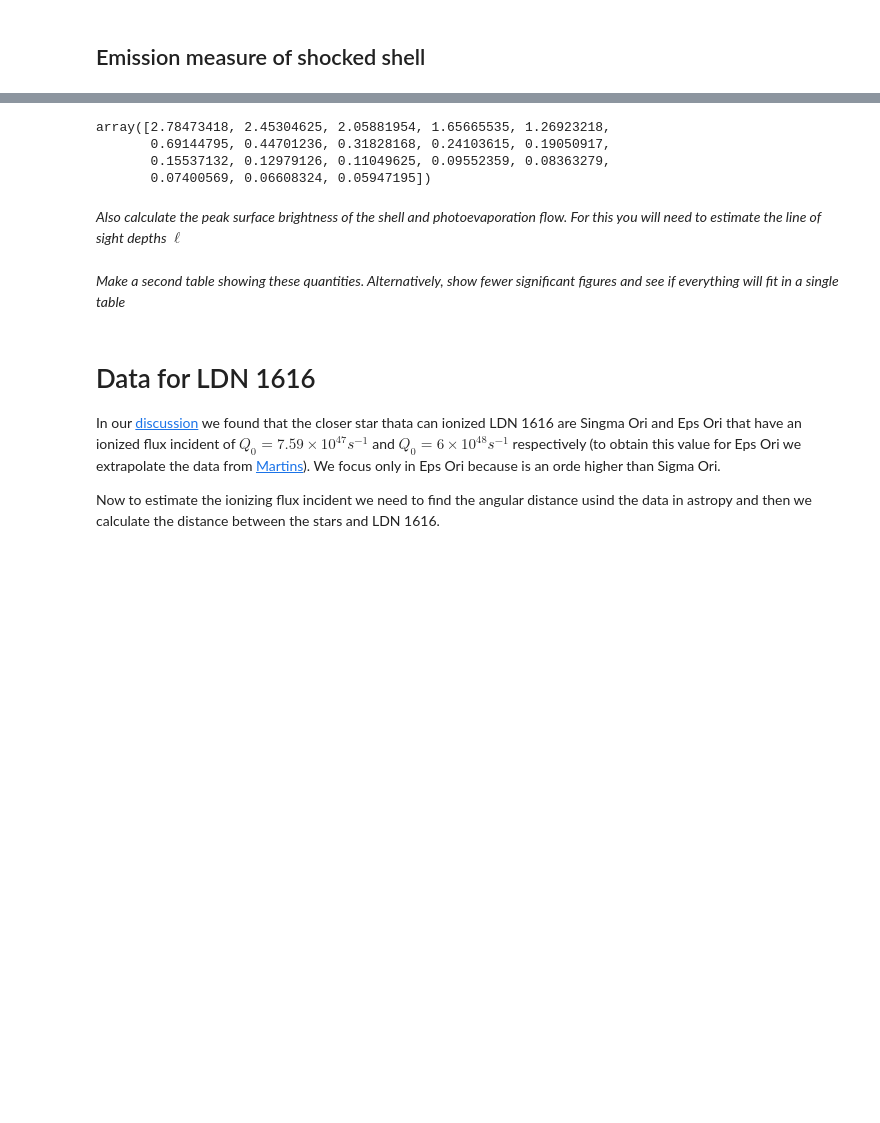
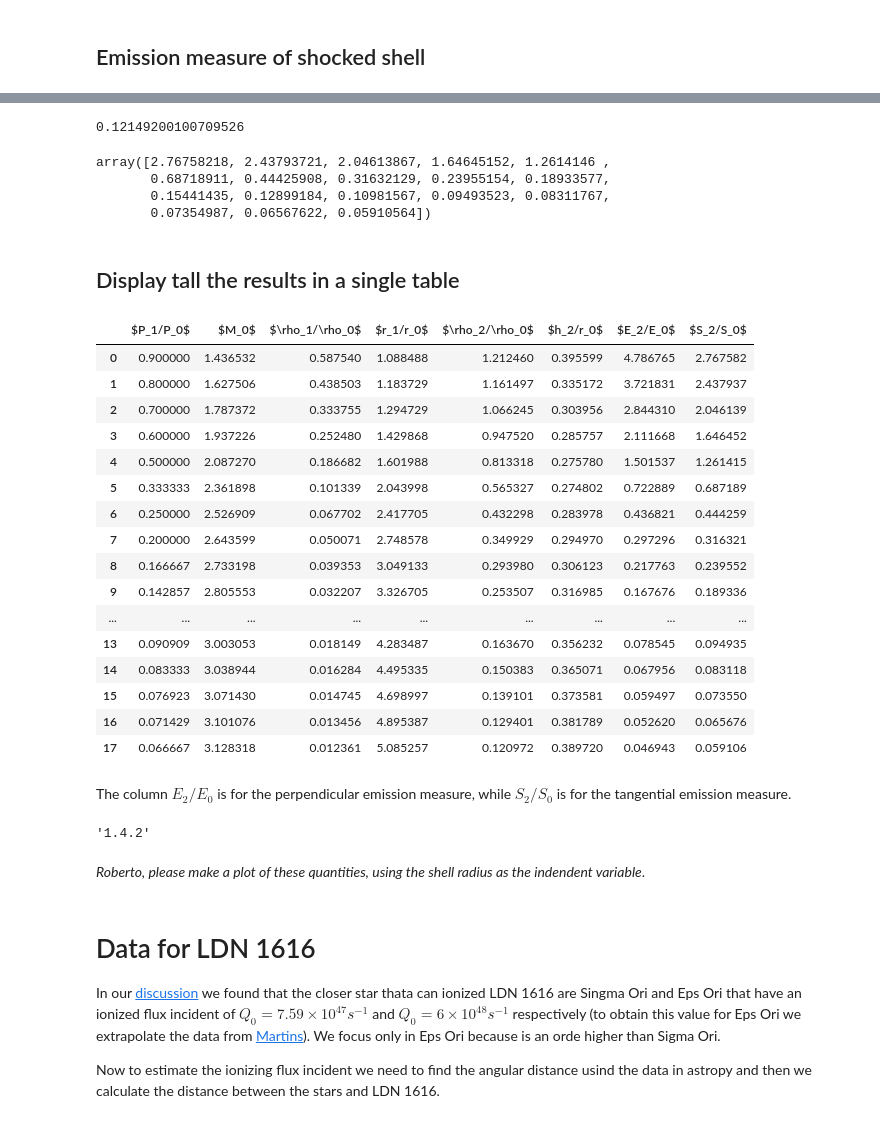
Before and after one commit to will-henney/globule-seminario, a Jupyter notebook: roberto-notebooks/calculations for h_0, recombinations and surface brightness of the shell.ipynb, the cells around one changed output, grey strips where cells are left out. Cells and saved outputs as stored; diff of their text form; code cells hidden in the pictures; blank space fills up the shorter version.

Commit message:
Corrections and additions by Will
We now have a table of all the quantities. And I have added some
further instructions for Roberto to carry out

```diff
--- a/roberto-notebooks/calculations for h_0, recombinations and surface brightness of the shell.ipynb
+++ b/roberto-notebooks/calculations for h_0, recombinations and surface brightness of the shell.ipynb
@@ -29,9 +29,9 @@ $h_0/r_0=$0.12149200100709526
 # %% [markdown]
 Now for the cylindrical case $\alpha=1$ and we have $$h_0=r_0\int_1^\infty \Big(exp(1-M^2)\big)^{1/2}\Big(1-M^{-2}\Big) dM$$
 # %%
-h_0, err = integrate.quad(alpha_values(1), 1, np.inf) #alpha=1 cylindrical case
+h_0_cyl, err = integrate.quad(alpha_values(1), 1, np.inf) #alpha=1 cylindrical case
 display(Markdown(rf'The values of $h_0/r_0$ for $\alpha=1$ is'))
-display(Markdown(rf'$h_0/r_0=$'f'{h_0}'))
+display(Markdown(rf'$h_0/r_0=$'f'{h_0_cyl}'))
 # %% [output]
 The values of $h_0/r_0$ for $\alpha=1$ is
 $h_0/r_0=$0.311359084837597
@@ -159,0 +166,3 @@ Table2
+# %%
+EM2a = (rho2)**2 * h2 / h_0
+EM2a
@@ -164,18 +178,60 @@ Table2
 The emission measure is $EM=n^2\ell$ where $\ell=2(hr)^{1/2}$
 and therefore the relative emission is $$\frac{EM_2}{EM_0}=\Big(\frac{n_2}{n_0}\Big)^2\frac{\ell_1}{\ell_2}$$
 here we use that in our data $r_1$ and $\rho_1$ are normalized by $r_0$ and $\rho_0$ but for $h_2$ is normalized by $r_0$ and not by $h_0$, but in our calculation we find that $h_0\approx 0.12r_0$  hence $\frac{h_1}{r_0}=0.12(\frac{h_2}{h_0})$ and we have
+# %%
+h_0
+# %% [output]
+0.12149200100709526
 # %%
-EM2=(rho2)**2*(r1*h2/0.12)**(1/2)
+EM2=(rho2)**2*(r1*h2/h_0)**(1/2)
 EM2
 # %% [output]
-array([2.78473418, 2.45304625, 2.05881954, 1.65665535, 1.26923218,
-       0.69144795, 0.44701236, 0.31828168, 0.24103615, 0.19050917,
-       0.15537132, 0.12979126, 0.11049625, 0.09552359, 0.08363279,
-       0.07400569, 0.06608324, 0.05947195])
+array([2.76758218, 2.43793721, 2.04613867, 1.64645152, 1.2614146 ,
+       0.68718911, 0.44425908, 0.31632129, 0.23955154, 0.18933577,
+       0.15441435, 0.12899184, 0.10981567, 0.09493523, 0.08311767,
+       0.07354987, 0.06567622, 0.05910564])
-# %% [markdown]
-*Also calculate the peak surface brightness of the shell and photoevaporation flow. For this you will need to estimate the line of sight depths $\ell$*
-# %% [markdown]
-*Make a second table showing these quantities. Alternatively, show fewer significant figures and see if everything will fit in a single table*
+# %% [markdown]
+## Display tall the results in a single table
+# %%
+df = pd.DataFrame(
+    {
+        r'$P_1/P_0$': P_P_0,
+        r'$M_0$': M0,
+        r'$\rho_1/\rho_0$': rho1,
+        r'$r_1/r_0$': r1,
+        r'$\rho_2/\rho_0$': rho2,
+        r'$h_2/r_0$': h2,
+        r'$E_2/E_0$': EM2a,
+        r'$S_2/S_0$': EM2,
+    }
+)
+df
+# %% [output]
+|  | $P_1/P_0$ | $M_0$ | $\rho_1/\rho_0$ | $r_1/r_0$ | $\rho_2/\rho_0$ | $h_2/r_0$ | $E_2/E_0$ | $S_2/S_0$ |
+| 0 | 0.900000 | 1.436532 | 0.587540 | 1.088488 | 1.212460 | 0.395599 | 4.786765 | 2.767582 |
+| 1 | 0.800000 | 1.627506 | 0.438503 | 1.183729 | 1.161497 | 0.335172 | 3.721831 | 2.437937 |
+| 2 | 0.700000 | 1.787372 | 0.333755 | 1.294729 | 1.066245 | 0.303956 | 2.844310 | 2.046139 |
+| 3 | 0.600000 | 1.937226 | 0.252480 | 1.429868 | 0.947520 | 0.285757 | 2.111668 | 1.646452 |
+| 4 | 0.500000 | 2.087270 | 0.186682 | 1.601988 | 0.813318 | 0.275780 | 1.501537 | 1.261415 |
+| 5 | 0.333333 | 2.361898 | 0.101339 | 2.043998 | 0.565327 | 0.274802 | 0.722889 | 0.687189 |
+| 6 | 0.250000 | 2.526909 | 0.067702 | 2.417705 | 0.432298 | 0.283978 | 0.436821 | 0.444259 |
+| 7 | 0.200000 | 2.643599 | 0.050071 | 2.748578 | 0.349929 | 0.294970 | 0.297296 | 0.316321 |
+| 8 | 0.166667 | 2.733198 | 0.039353 | 3.049133 | 0.293980 | 0.306123 | 0.217763 | 0.239552 |
+| 9 | 0.142857 | 2.805553 | 0.032207 | 3.326705 | 0.253507 | 0.316985 | 0.167676 | 0.189336 |
+| ... | ... | ... | ... | ... | ... | ... | ... | ... |
+| 13 | 0.090909 | 3.003053 | 0.018149 | 4.283487 | 0.163670 | 0.356232 | 0.078545 | 0.094935 |
+| 14 | 0.083333 | 3.038944 | 0.016284 | 4.495335 | 0.150383 | 0.365071 | 0.067956 | 0.083118 |
+| 15 | 0.076923 | 3.071430 | 0.014745 | 4.698997 | 0.139101 | 0.373581 | 0.059497 | 0.073550 |
+| 16 | 0.071429 | 3.101076 | 0.013456 | 4.895387 | 0.129401 | 0.381789 | 0.052620 | 0.065676 |
+| 17 | 0.066667 | 3.128318 | 0.012361 | 5.085257 | 0.120972 | 0.389720 | 0.046943 | 0.059106 |
+# %% [markdown]
+The column $E_2/E_0$ is for the perpendicular emission measure, while $S_2/S_0$ is for the tangential emission measure.
+# %%
+pd.__version__
+# %% [output]
+'1.4.2'
+# %% [markdown]
+*Roberto, please make a plot of these quantities, using the shell radius as the indendent variable*.
 # %% [markdown]
 # Data for LDN 1616
 
```
Also changed, not shown: parts of 12 cells of this notebook.
